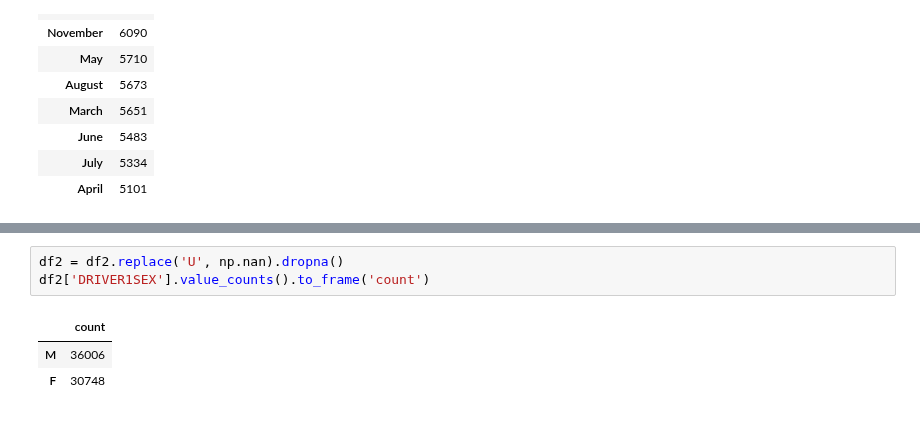
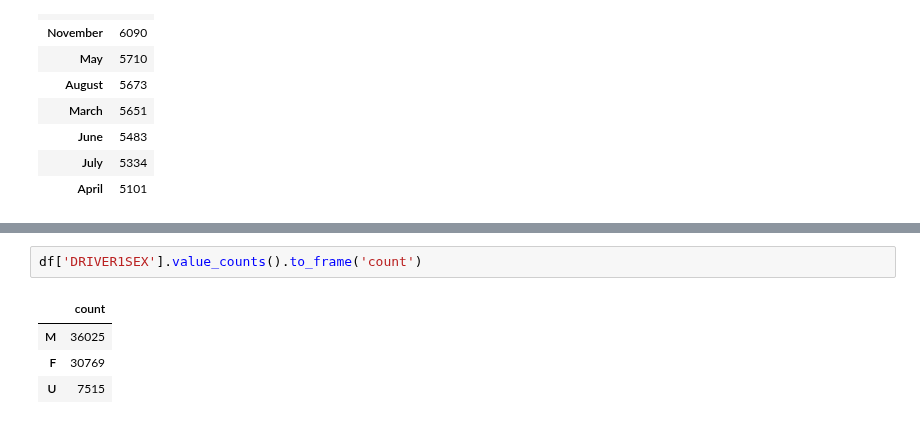
Before and after one commit to Ambush3/GR_Crash_Data, a Jupyter notebook: Crash.ipynb, the cells around one changed output, grey strips where cells are left out. Drawn from its saved outputs; the diff is of its cells as text.

```diff
--- a/Crash.ipynb
+++ b/Crash.ipynb
@@ -182,7 +167,7 @@ df2['HOUR'].value_counts().to_frame('count')
 # %%
-df2 = df2.replace('U', np.nan).dropna()
-df2['DRIVER1SEX'].value_counts().to_frame('count')
+df['DRIVER1SEX'].value_counts().to_frame('count')
 # %% [output]
 |  | count |
-| M | 36006 |
-| F | 30748 |
+| M | 36025 |
+| F | 30769 |
+| U | 7515 |
```
Also changed, not shown: parts of 8 cells of this notebook.
